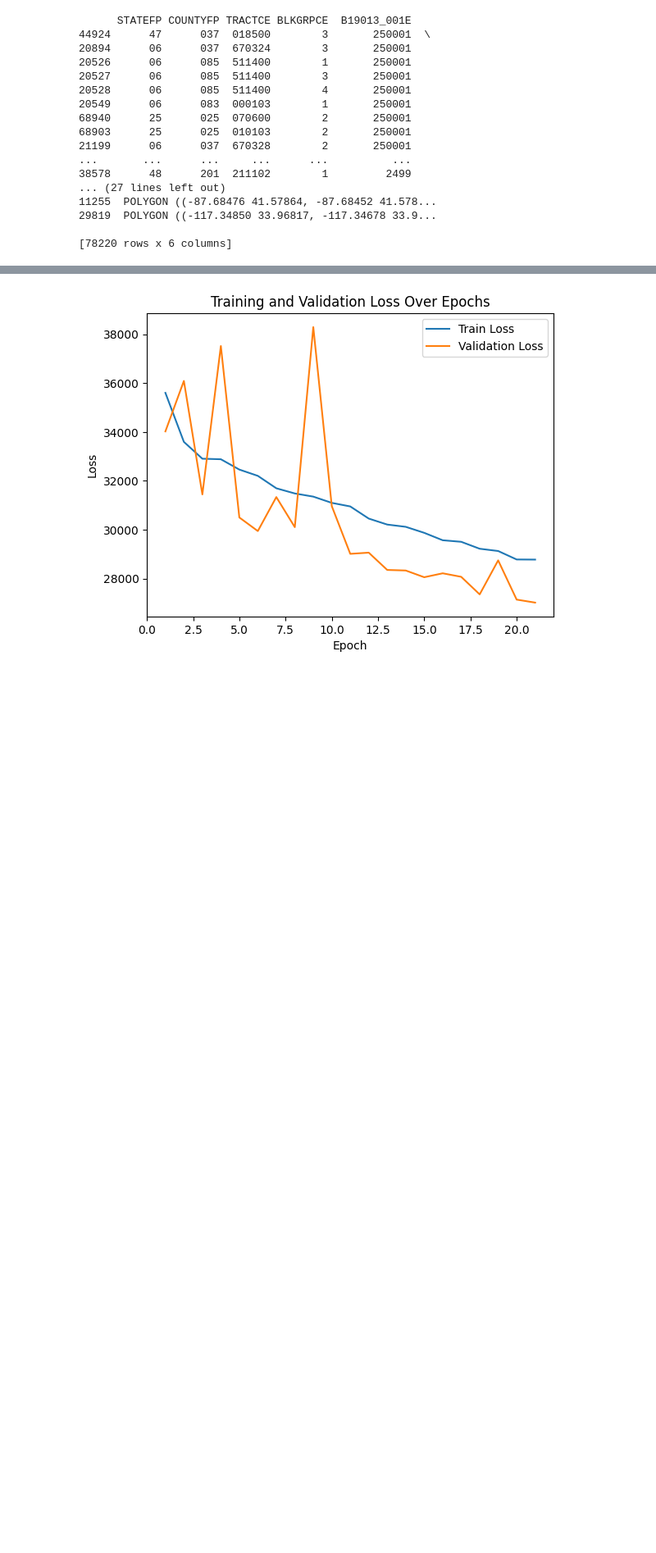
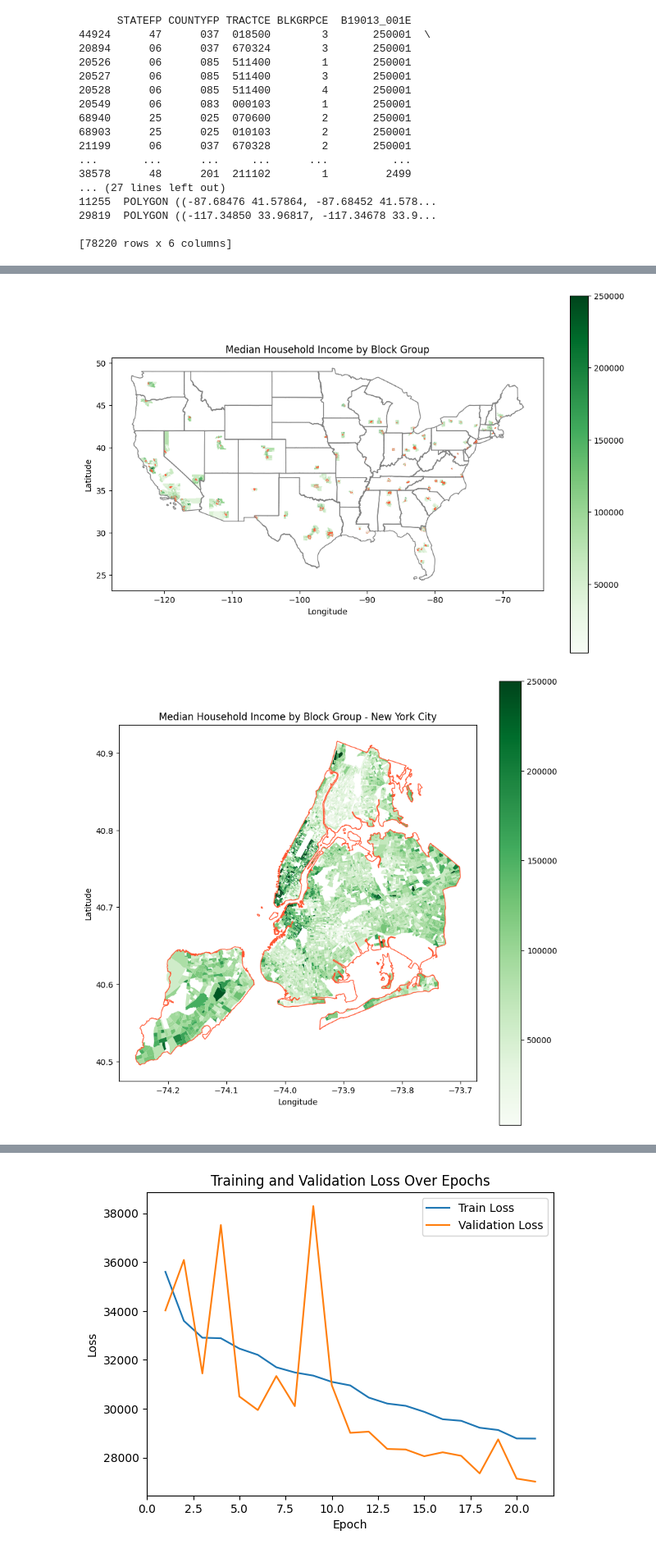
Before and after one commit to VIDA-NYU/GDPFinder, a Jupyter notebook: notebooks/supervised_approach.ipynb, the cells around one changed output, grey strips where cells are left out. Shown at 82% size. Drawn from its saved outputs; the diff is of its cells as text; code cells hidden in the pictures; blank space fills up the shorter version.

```diff
--- a/notebooks/supervised_approach.ipynb
+++ b/notebooks/supervised_approach.ipynb
@@ -360,0 +298,72 @@ plt.show()
+# %%
+## Show city boundaries and heat map of block groups by median household income for USA, NYC, Chicago, and LA
+
+# Load the shapefiles containing boundaries
+usa_boundary = gpd.read_file('../data/city_boundaries/USA/')
+city_boundaries = gpd.read_file('../data/city_boundaries/all/')
+# Convert city and state columns in city_boundaries to lowercase with underscores
+city_boundaries['city'] = city_boundaries['NAME'].apply(lambda x: x.lower().replace(" ", "_"))
+city_boundaries['state'] = city_boundaries['ST'].apply(lambda x: x.lower())
+# Convert city and state columns in metadata_df to lowercase with underscores and lowercase
+metadata_df['city'] = metadata_df['city'].apply(lambda x: x.lower().replace(" ", "_"))
+metadata_df['state'] = metadata_df['state'].apply(lambda x: x.lower())
+# Merge city_boundaries with metadata_df on city and state columns
+merged_cities = city_boundaries.merge(metadata_df, on=['city', 'state'], how='inner')
+# Exclude anomalies
+excluded_cities = ['miami', 'spokane']
+excluded_states = ['ct']
+final_city_boundaries = merged_cities[
+    ~((merged_cities['city'].isin(excluded_cities)) | (merged_cities['state'].isin(excluded_states)))
+]
+# Drop duplicates based on 'city' and 'state' columns
+final_city_boundaries = final_city_boundaries.drop_duplicates(subset=['city', 'state'])
+# Set the active geometry column
+final_city_boundaries = final_city_boundaries.set_geometry('geometry_x')
+final_city_boundaries = final_city_boundaries.to_crs("EPSG:4269")
+
+
+# Display total US coverage
+fig, ax = plt.subplots(figsize=(12, 8))
+merged_gdf.plot(column='B19013_001E', cmap='Greens', ax=ax, legend=True)
+usa_boundary.plot(ax=ax, color='none', edgecolor='grey', linewidth=1)
+final_city_boundaries.plot(ax=ax, color='none', edgecolor='#FF5733', linewidth=0.2)
+ax.set_title('Median Household Income by Block Group')
+ax.set_xlabel('Longitude')
+ax.set_ylabel('Latitude')
+plt.show()
+
+# New York City
+nyc_gdf = merged_gdf[(merged_gdf['STATEFP'] == '36') & (merged_gdf['COUNTYFP'].isin(['061', '047', '081', '085', '005']))]
+fig, ax = plt.subplots(figsize=(10, 10))
+nyc_gdf.plot(column='B19013_001E', cmap='Greens', ax=ax, legend=True)
+ny_boundary = final_city_boundaries[final_city_boundaries['city'] == 'new_york']
+ny_boundary.plot(ax=ax, color='none', edgecolor='#FF5733', linewidth=1)
+ax.set_title('Median Household Income by Block Group - New York City')
+ax.set_xlabel('Longitude')
+ax.set_ylabel('Latitude')
+plt.show()
+
+# Chicago
+chicago_gdf = merged_gdf[(merged_gdf['STATEFP'] == '17') & (merged_gdf['COUNTYFP'].isin(['031','043']))]
+fig, ax = plt.subplots(figsize=(10, 10))
+chicago_gdf.plot(column='B19013_001E', cmap='Greens', ax=ax, legend=True)
+chicago_boundary = final_city_boundaries[final_city_boundaries['city'] == 'chicago']
+chicago_boundary.plot(ax=ax, color='none', edgecolor='#FF5733', linewidth=1)
+ax.set_title('Median Household Income by Block Group - Chicago')
+ax.set_xlabel('Longitude')
+ax.set_ylabel('Latitude')
+plt.show()
+
+# LA
+la_gdf = merged_gdf[(merged_gdf['STATEFP'] == '06') & (merged_gdf['COUNTYFP']== '037')]
+fig, ax = plt.subplots(figsize=(10, 10))
+la_gdf.plot(column='B19013_001E', cmap='Greens', ax=ax, legend=True)
+la_boundary = final_city_boundaries[final_city_boundaries['city'] == 'los_angeles']
+la_boundary.plot(ax=ax, color='none', edgecolor='#FF5733', linewidth=1)
+ax.set_title('Median Household Income by Block Group - Los Angeles')
+ax.set_xlabel('Longitude')
+ax.set_ylabel('Latitude')
+plt.show()
+# %% [output]
+[figure, added]
+[figure, added]
```
Also changed, not shown: parts of 16 cells of this notebook.
